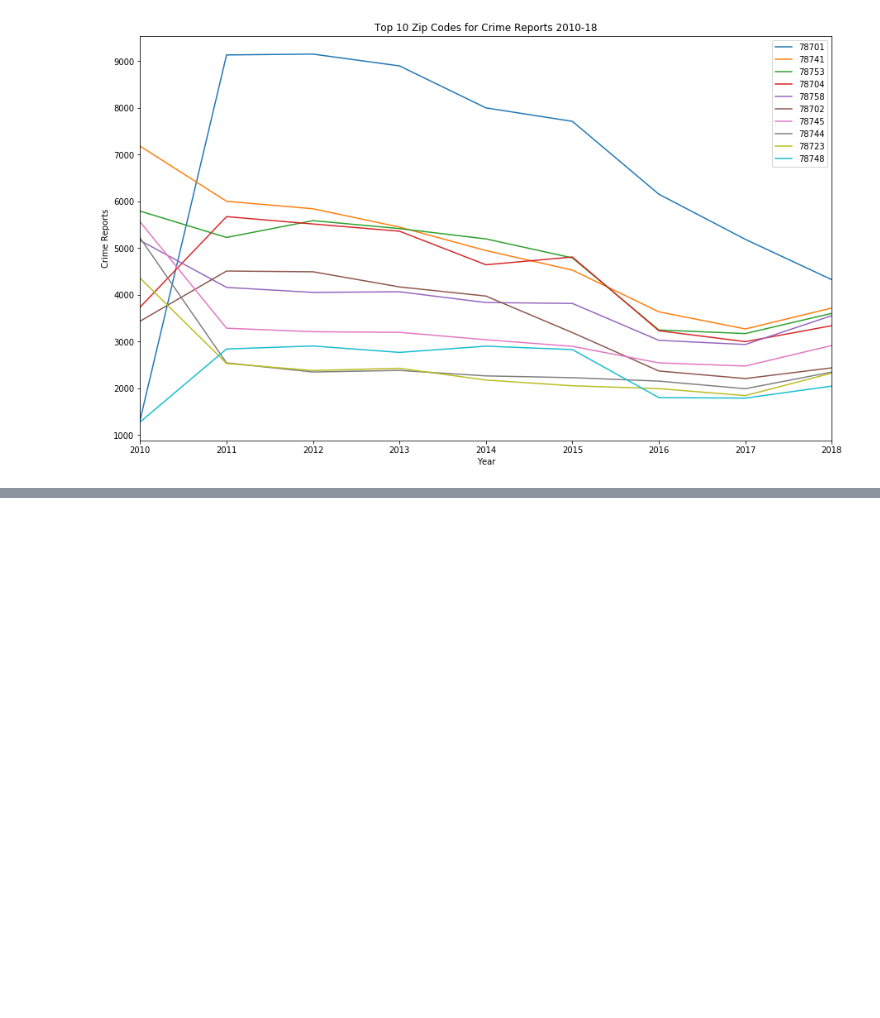
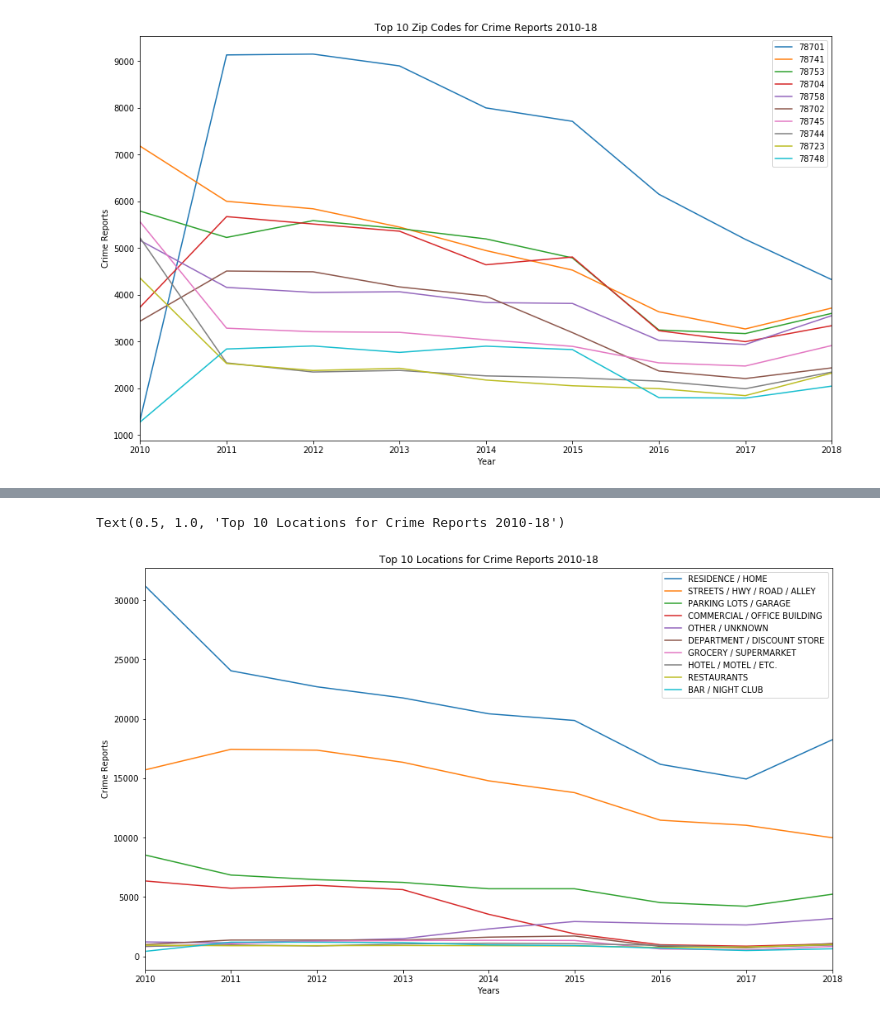
Before and after one commit to jraigosa/group-4, a Jupyter notebook: JupyterNotebooks/DateGrouping.ipynb, the cells around one changed output, grey strips where cells are left out. Drawn from its saved outputs; the diff is of its cells as text; code cells hidden in the pictures; blank space fills up the shorter version.

```diff
--- a/JupyterNotebooks/DateGrouping.ipynb
+++ b/JupyterNotebooks/DateGrouping.ipynb
@@ -418,0 +463,4 @@ Text(0.5, 1.0, 'Top 10 Zip Codes for Crime Reports 2010-18')
+# %%
+top_location_types_by_year = {}
+for location in top_10_location_types_10_18:
+    top_location_types_by_year[location] = [ len(df[(df.index.year==year) & (df["Location Type"]==location)] ) for year in years ]
@@ -418,0 +502,2 @@ Text(0.5, 1.0, 'Top 10 Zip Codes for Crime Reports 2010-18')
+# %%
+location_df = pd.DataFrame(top_location_types_by_year)
@@ -418,0 +517,4 @@ Text(0.5, 1.0, 'Top 10 Zip Codes for Crime Reports 2010-18')
+# %%
+location_df["Years"] = years
+# %%
+location_df = location_df.set_index("Years")
@@ -418,0 +535,7 @@ Text(0.5, 1.0, 'Top 10 Zip Codes for Crime Reports 2010-18')
+# %%
+loc_plot = location_df.plot.line(figsize=(15,9))
+loc_plot.set_ylabel("Crime Reports")
+loc_plot.set_title("Top 10 Locations for Crime Reports 2010-18")
+# %% [output]
+Text(0.5, 1.0, 'Top 10 Locations for Crime Reports 2010-18')
+[figure, added]
```
Also changed, not shown: parts of 14 cells of this notebook, 3 other files.
